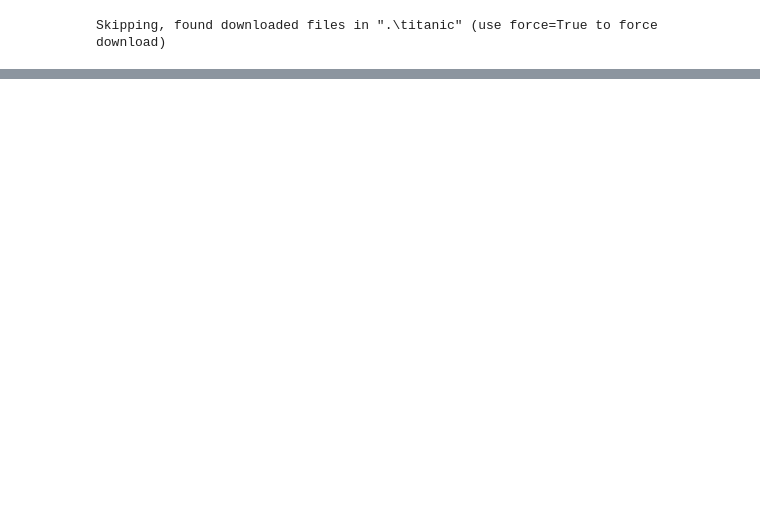
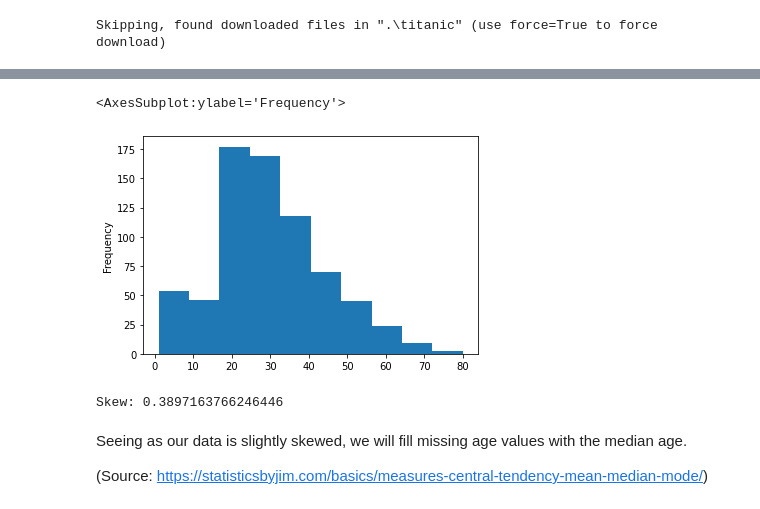
Before and after one commit to kallekleiv/Titanic-Machine-Learning-from-Disaster, a Jupyter notebook: Titanic - Machine Learning from Disaster.ipynb, the cells around one changed output, grey strips where cells are left out. Saved outputs shown, nothing was run; the diff lists cells and outputs as text; code cells hidden in the pictures; blank space fills up the shorter version.

```diff
--- a/Titanic - Machine Learning from Disaster.ipynb
+++ b/Titanic - Machine Learning from Disaster.ipynb
@@ -68,0 +175,13 @@ Embarked: 2
+# %%
+train_set_without_missing_age_values.Age.plot(kind='hist')
+# %% [output]
+<AxesSubplot:ylabel='Frequency'>
+[figure, added]
+# %%
+print('Skew: ' + str(skew(train_set_without_missing_age_values['Age'])))
+# %% [output]
+Skew: 0.3897163766246446
+# %% [markdown]
+Seeing as our data is slightly skewed, we will fill missing age values with the median age.
+
+(Source: https://statisticsbyjim.com/basics/measures-central-tendency-mean-median-mode/)
```
Also changed, not shown: parts of 34 cells of this notebook.
